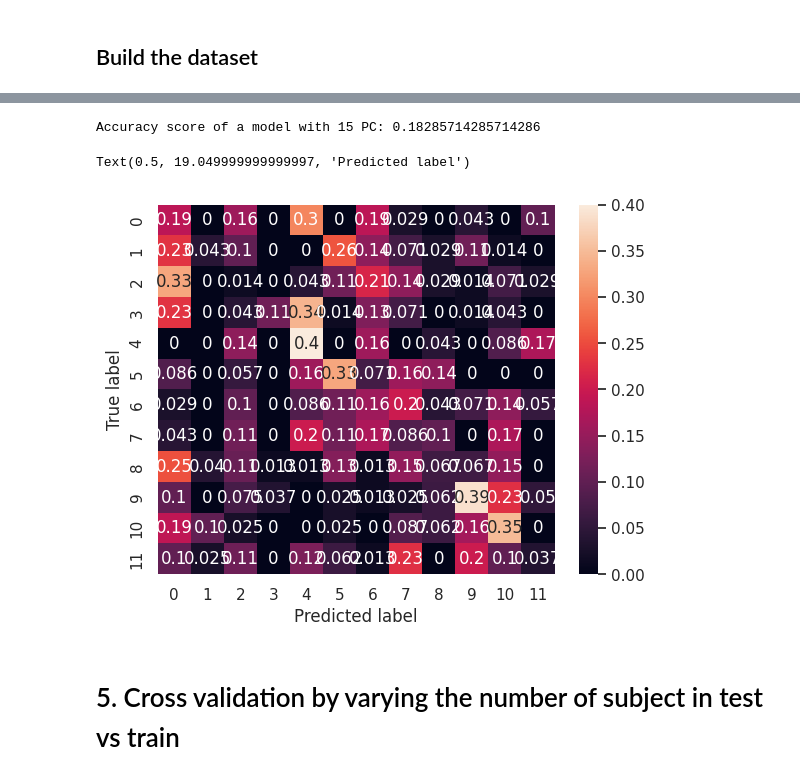
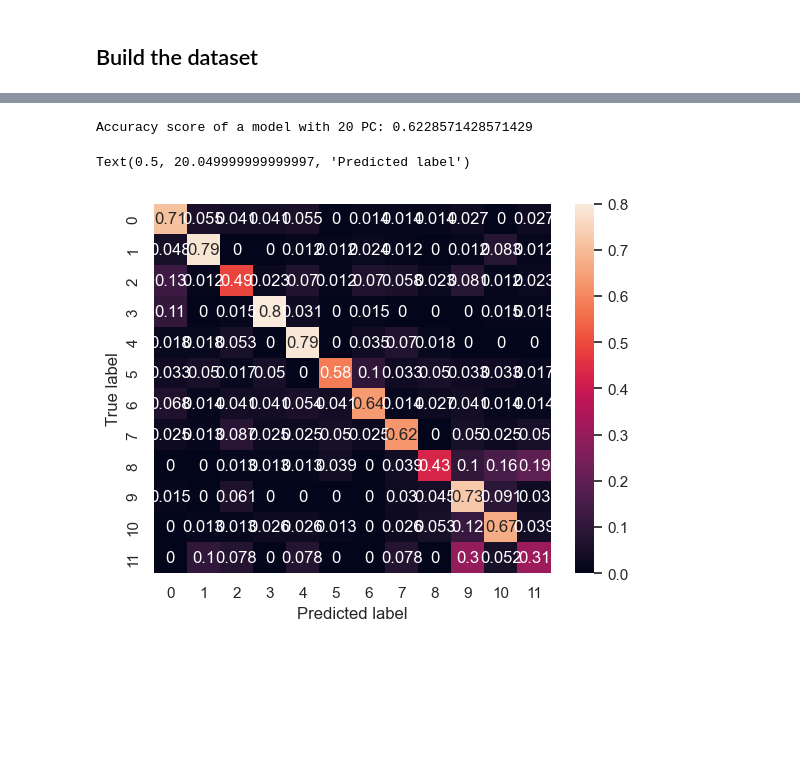
Before and after one commit to loufourneaux/project_2_nssp, a Jupyter notebook: part_2_updated.ipynb, the cells around one changed output, grey strips where cells are left out. Saved outputs shown, nothing was run; the diff lists cells and outputs as text; code cells hidden in the pictures; blank space fills up the shorter version.

```diff
--- a/part_2_updated.ipynb
+++ b/part_2_updated.ipynb
@@ -252,7 +235,7 @@ for subject in subjects_list:
     all_labels.append(labels)
 
     #REMOVE FLATLINE CHANNELS
-    filtered_dataset, adjusted_labels, retained_channels = filter_low_mav_channels_multifeature(dataset, labels, n_features_per_channel)
+    filtered_dataset, adjusted_labels, retained_channels = filter_channels_with_zero_std(dataset, labels, n_features_per_channel)
     all_filtered_datasets.append(filtered_dataset)
     all_filtered_labels.append(adjusted_labels)
 
@@ -268,11 +251,10 @@ for subject in subjects_list:
         repetition=repetition,
         features=[mav ,std, maxav, rms, wl, ssc]  # Using MAV as the feature
     )
-    filtered_dataset_highpassed, adjusted_labels_highpassed, retained_channels_highpassed = filter_low_mav_channels_multifeature(dataset_highpassed, labels_highpassed, n_features_per_channel)
+    filtered_dataset_highpassed, adjusted_labels_highpassed, retained_channels_highpassed = filter_channels_with_zero_std(dataset_highpassed, labels_highpassed, n_features_per_channel)
     all_filtered_datasets_highpassed.append(filtered_dataset_highpassed)
     all_filtered_labels_highpassed.append(adjusted_labels_highpassed)
 
-# ------ IF USE FUNCTION FROM SKLEARN TO SPLIT DATASET ------
 # Combine datasets and labels across all subjects
 combined_dataset = np.vstack(all_datasets)  # Stack datasets vertically
 combined_labels = np.hstack(all_labels)     # Stack labels horizontally
@@ -447,0 +507,21 @@ Text(0.5, 19.049999999999997, 'Predicted label')
+# %%
+# Split
+# take still 0.27 (the size of the dataset for 1 subject but shuffle the data before splitting)
+X_train, X_test, y_train, y_test  = train_test_split(combined_filtered_datasets, combined_filtered_labels, test_size=0.27, shuffle=True)
+best_param = {'C': 1, 'gamma': 'scale', 'kernel': 'rbf'}
+
+#X_train, X_test, y_train, y_test  = train_test_split(combined_filtered_datasets_highpassed, combined_filtered_labels_highpassed, test_size=0.27, shuffle=True)
+#best_param =  {'C': 0.01, 'gamma': 'scale', 'kernel': 'linear'}
+
+# Normalizing
+scaler = StandardScaler()
+X_train_z = scaler.fit_transform(X_train)
+X_test_z = scaler.transform(X_test)
+
+# We are using Support Vector Machine (SVM)
+clf = SVC(**best_param)
+clf.fit(X_train_z, y_train)
+
+# Accuracy
+accuracy_score(y_train, clf.predict(X_train_z))
+accuracy_score(y_test, clf.predict(X_test_z))
@@ -461,29 +543,26 @@ Text(0, 0.5, 'cumulative explained variance')
 # %%
-n_chosen_components = 15
+n_chosen_components = 20
 
 pca = PCA(n_components=n_chosen_components)
 pca.fit(X_train_z)
 
 X_train_pca = pca.transform(X_train_z)
 X_test_pca = pca.transform(X_test_z)
 
-#clf =  SVC(**grid.best_params_) ## TODO: is this still a linear kernel?
-clf = SVC() # same that above # TODO
+clf =  SVC(**best_param)
 clf.fit(X_train_pca, y_train)
 y_pred = clf.predict(X_test_pca)
 accuracy = accuracy_score(y_test, y_pred)
 print(f"Accuracy score of a model with {n_chosen_components} PC: {accuracy}")
 
 confmat = confusion_matrix(y_test, y_pred, normalize="true")
 
 # Plot the confusion matrix
 fig, ax = plt.subplots()
 sns.heatmap(confmat, annot=True, ax=ax)
 ax.set_ylabel("True label")
 ax.set_xlabel("Predicted label")
 # %% [output]
-Accuracy score of a model with 15 PC: 0.18285714285714286
+Accuracy score of a model with 20 PC: 0.6228571428571429
-Text(0.5, 19.049999999999997, 'Predicted label')
+Text(0.5, 20.049999999999997, 'Predicted label')
-[figure, old version]
+[figure, new version]
-# %% [markdown]
-# 5. Cross validation by varying the number of subject in test vs train
```
Also changed, not shown: parts of 42 cells of this notebook, 1 other file.
